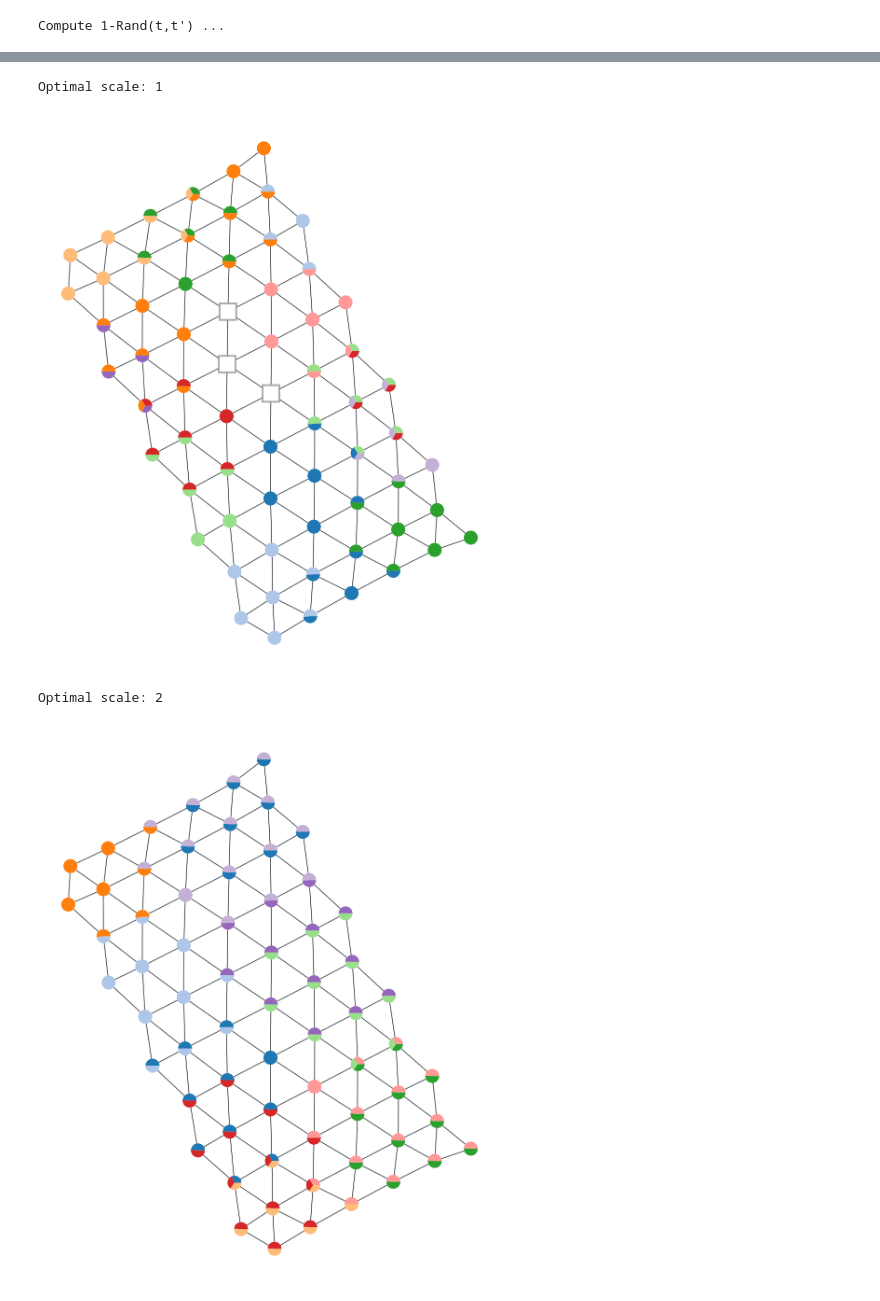
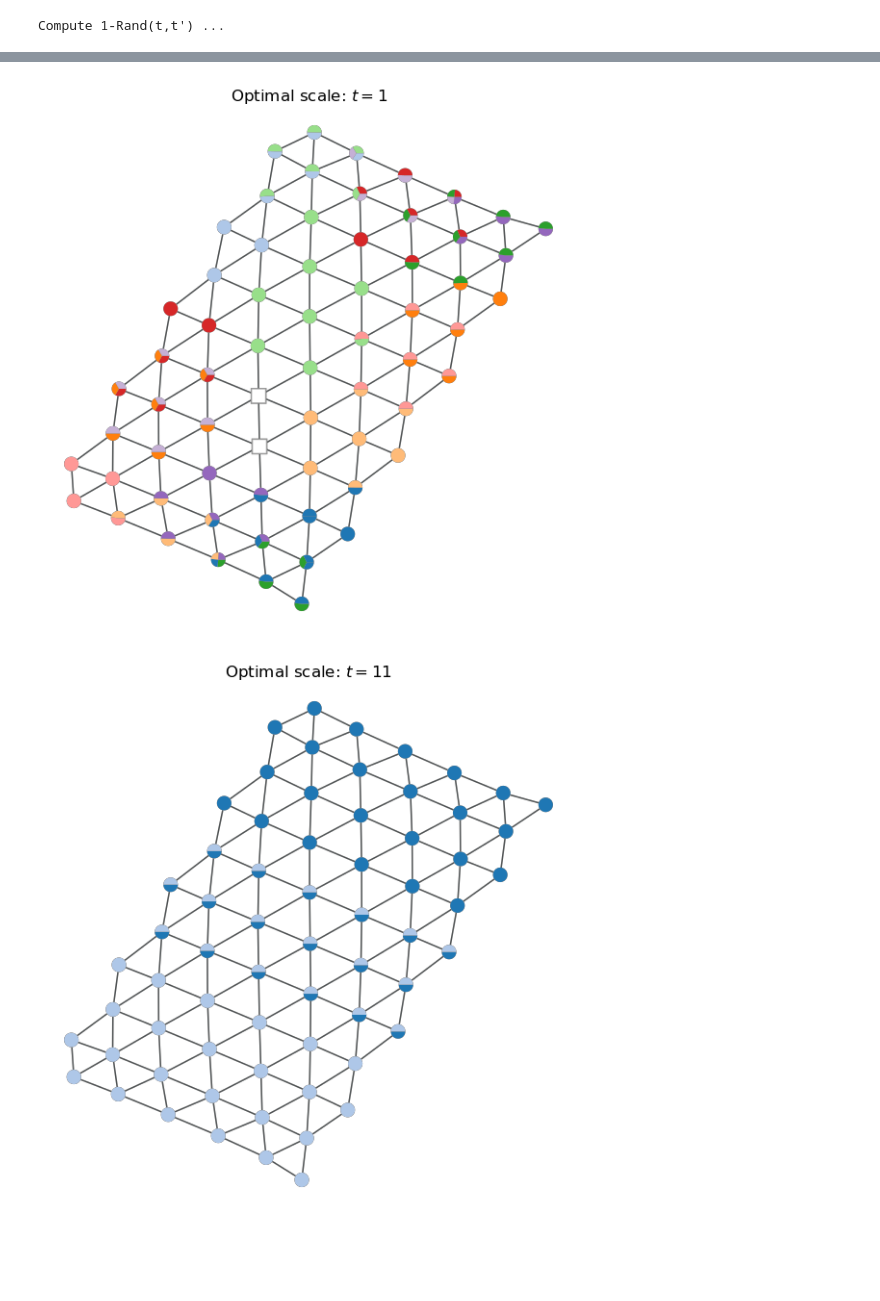
Before and after one commit to barahona-research-group/severability, a Jupyter notebook: notebooks/Example_2.ipynb, the cells around one changed output, grey strips where cells are left out. Cells and saved outputs as stored; diff of their text form; code cells hidden in the pictures; blank space fills up the shorter version.

```diff
--- a/notebooks/Example_2.ipynb
+++ b/notebooks/Example_2.ipynb
@@ -18,7 +18,7 @@ Graph with 66 nodes and 165 edges
 A = nx.to_numpy_array(G)
 # %%
 # run multiscale severability
-sev_results = severability.multiscale_severability(A, 10, n_tries=30, n_workers=5)
+sev_results = severability.multiscale_severability(A, t_max=20, n_tries=20, n_workers=5)
 # %% [output]
 Optimise severability ...
 Compute 1-Rand(t) ...
@@ -31,10 +31,7 @@ severability.plot_scan(sev_results)
 # %%
 # create the pie chart graph visualisation
 for i in sev_results["selected_partitions"]:
-    print("Optimal scale:", sev_results["scales"][i])
-    severability.plot_pie_graph(sev_results['partitions'][i], A)
+    severability.plot_pie_graph(sev_results['partitions'][i], A, title=f"Optimal scale: $t={sev_results['scales'][i]}$")
 # %% [output]
-Optimal scale: 1
-[figure, old version]
+[figure, new version]
-Optimal scale: 2
-[figure, old version]
+[figure, new version]
```
Also changed, not shown: parts of 3 cells of this notebook, 4 other files.
